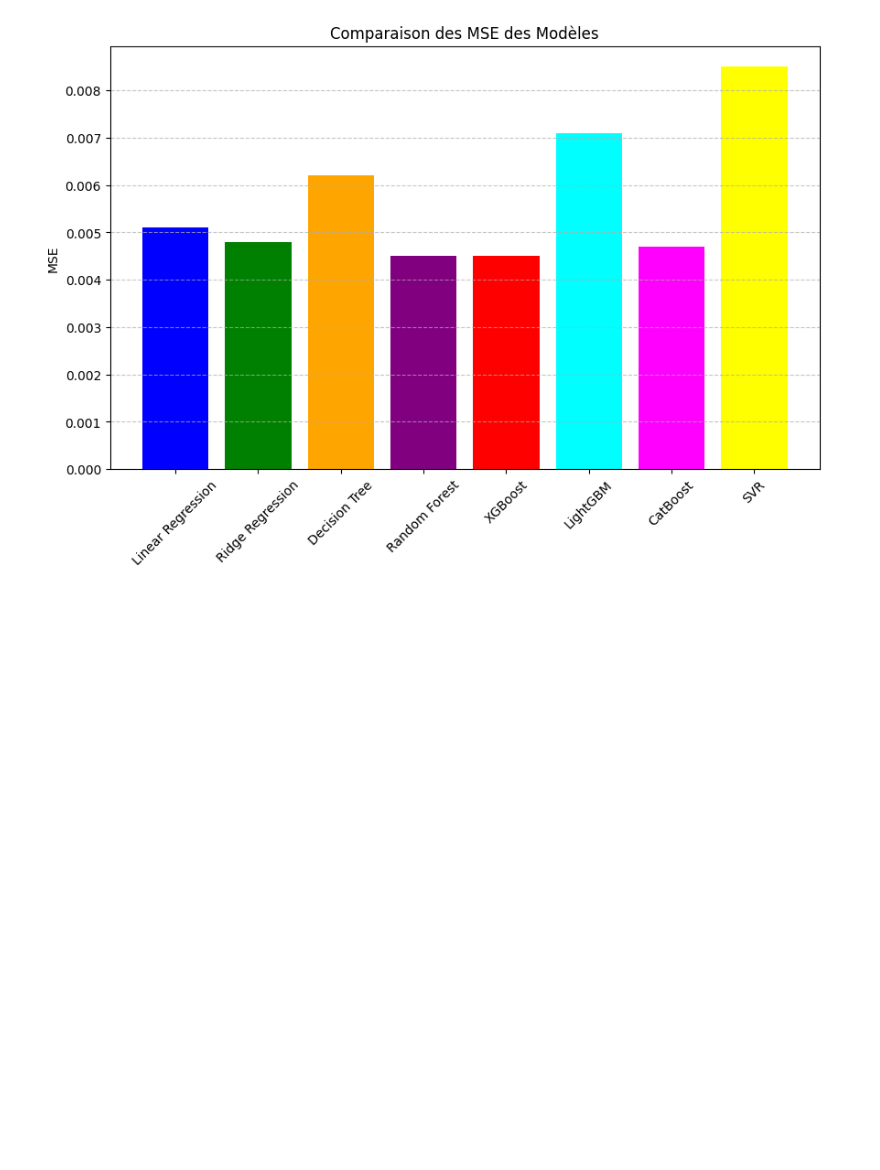
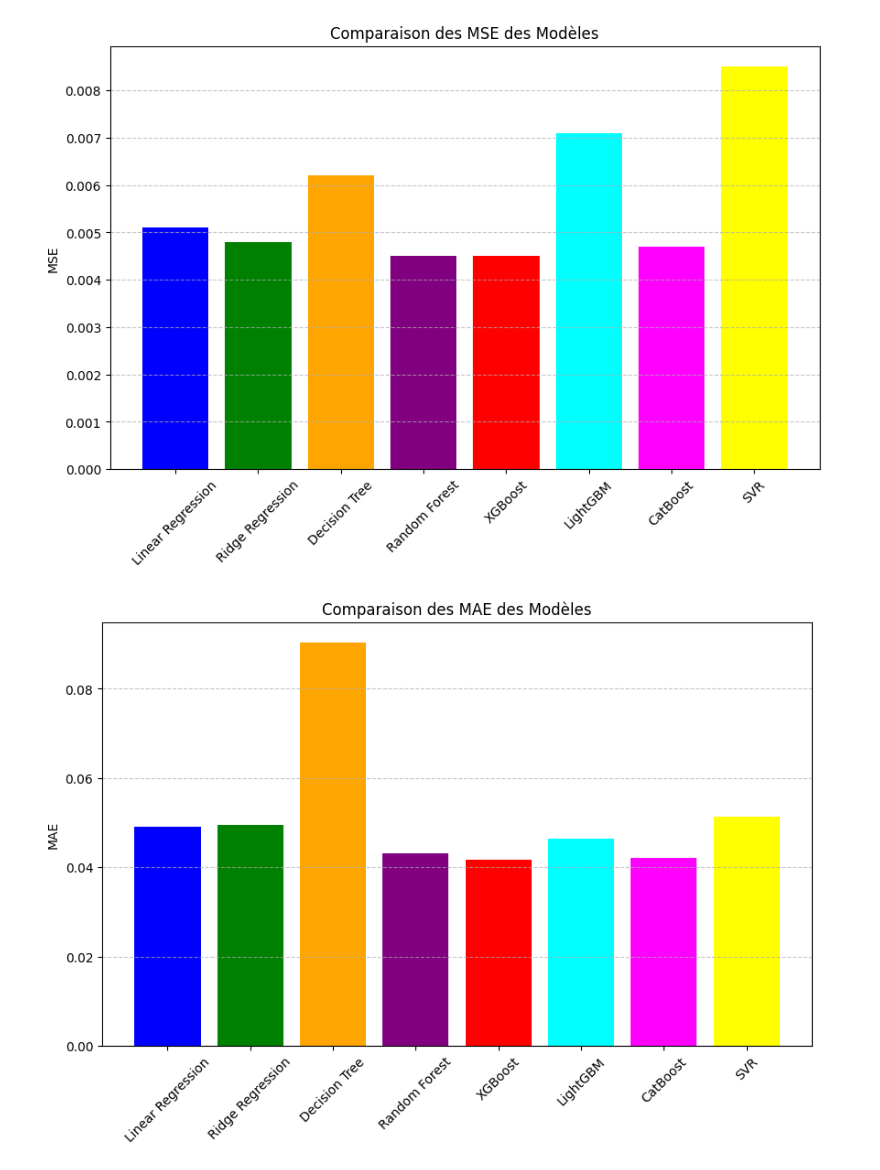
Before and after one commit to AnaisNaitAtmane/Projet-, a Jupyter notebook: fichier.ipynb, the cells around one changed output. Cells and saved outputs as stored; diff of their text form; code cells hidden in the pictures; blank space fills up the shorter version.

Commit message:
graphe MAE

```diff
--- a/fichier.ipynb
+++ b/fichier.ipynb
@@ -1753,3 +1753,30 @@ plt.grid(axis='y', linestyle='--', alpha=0.7)
 plt.show()
 # %% [output]
 [figure]
+# %%
+import matplotlib.pyplot as plt
+
+# Résultats des MAE des modèles
+mae_scores = {
+    'Linear Regression': 0.0491,
+    'Ridge Regression': 0.0494,
+    'Decision Tree': 0.0903,
+    'Random Forest': 0.0432,
+    'XGBoost': 0.0417,
+    'LightGBM': 0.0465,
+    'CatBoost': 0.0420,
+    'SVR': 0.0514
+}
+
+# Création du graphique en barres pour la MAE
+plt.figure(figsize=(10, 6))
+plt.bar(mae_scores.keys(), mae_scores.values(), color=['blue', 'green', 'orange', 'purple', 'red', 'cyan', 'magenta', 'yellow'])
+plt.title('Comparaison des MAE des Modèles')
+plt.ylabel('MAE')
+plt.xticks(rotation=45)
+plt.grid(axis='y', linestyle='--', alpha=0.7)
+
+# Affichage du graphique
+plt.show()
+# %% [output]
+[figure, added]
```
Also changed, not shown: parts of 1 cell of this notebook.
